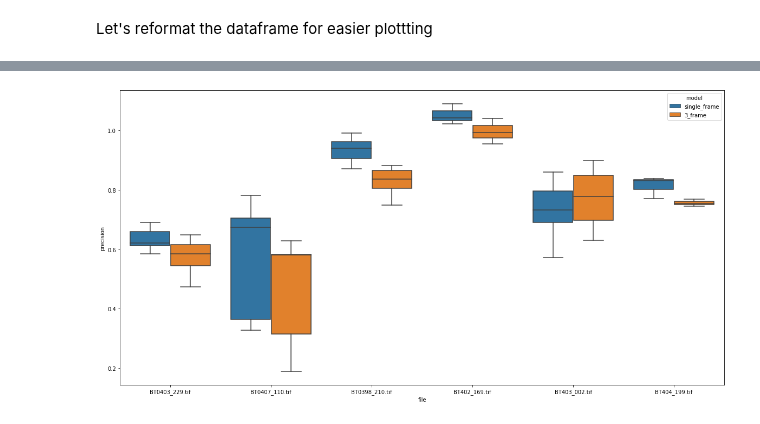
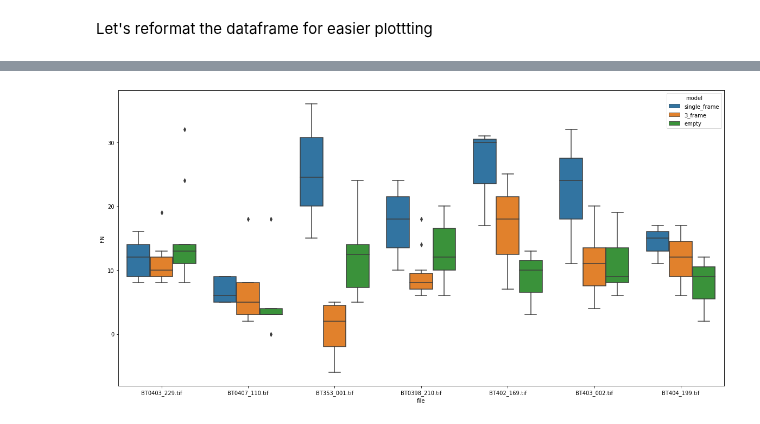
Before and after one commit to Oftatkofta/BactUnet, a Jupyter notebook: single_vs_3frame compare.ipynb, the cells around one changed output, grey strips where cells are left out. Cells and saved outputs as stored; diff of their text form; code cells hidden in the pictures.

```diff
--- a/single_vs_3frame compare.ipynb
+++ b/single_vs_3frame compare.ipynb
@@ -170,7 +245,9 @@ threshold = 0.5
 for stack in image_dict.keys():
     pred_si = (image_dict[stack]["y_pred_single"]>threshold)*255
     pred_3f = (image_dict[stack]["y_pred_3frame"]>threshold)*255
-    saveme = np.concatenate((pred_si, pred_3f, np.expand_dims(image_dict[stack]["y_true"],axis=1)), axis=1)
+    pred_empty = (image_dict[stack]["y_pred_empty"]>threshold)*255
+
+    saveme = np.concatenate((np.expand_dims(image_dict[stack]["y_true"],axis=1), pred_si, pred_3f, pred_empty), axis=1)
     saveme = saveme.astype('uint8')
     prefix="V4_compare"
     dic = unpatch_stack(image_dict[stack]["image_patch"], 8, 8, 3)
@@ -328,17 +409,22 @@ for stack in image_dict.keys():
     mask_true = image_dict[stack]['y_true']>1
     mask_single = image_dict[stack]["y_pred_single"][:,0,:,:]>threshold
     mask_3frame = image_dict[stack]["y_pred_3frame"][:,0,:,:]>threshold
+    mask_empty = image_dict[stack]["y_pred_empty"][:,0,:,:]>threshold
 
     and_single = np.logical_and(mask_true, mask_single)
     and_3frame = np.logical_and(mask_true, mask_3frame)
+    and_empty = np.logical_and(mask_true, mask_empty)
+
     single_and_3frame = np.logical_and(mask_single, mask_single)
 
     count_compare[stack]['frame'] = list(range(len(mask_true)))
     count_compare[stack]['true'] = countmask(mask_true)
     count_compare[stack]['single'] = countmask(mask_single)
     count_compare[stack]['3frame'] = countmask(mask_3frame)
+    count_compare[stack]['empty'] = countmask(mask_empty)
     count_compare[stack]['true_and_single'] = countmask(and_single)
     count_compare[stack]['true_and_3frame'] = countmask(and_3frame)
+    count_compare[stack]['true_and_empty'] = countmask(and_empty)
     count_compare[stack]['3frame_and_single'] = countmask(single_and_3frame)
 # %%
 count_df = None
@@ -372,7 +458,10 @@ g1 = sns.boxplot(data=count_df, x='file', y='true_and_3frame', color='yellow')
 # %%
 count_df['TP_fraction_single'] = count_df['true_and_single']/count_df['true']
 count_df['TP_fraction_3frame'] = count_df['true_and_3frame']/count_df['true']
+count_df['TP_fraction_empty'] = count_df['true_and_empty']/count_df['true']
+
 count_df['FP_fraction_single'] = (count_df['single']-count_df['true_and_single'])/count_df['single']
 count_df['FP_fraction_3frame'] = (count_df['3frame']-count_df['true_and_3frame'])/count_df['3frame']
+count_df['FP_fraction_empty'] = (count_df['empty']-count_df['true_and_empty'])/count_df['empty']
 count_df.head()
 # %% [output]
@@ -424,19 +516,25 @@ multi['TP'] = count_df['true_and_3frame']
 multi['FN'] = count_df['true']-count_df['true_and_3frame']
 multi['FP'] = count_df['3frame']-count_df['true_and_3frame']
 
-tp_df = pd.concat([single, multi], ignore_index=True)
+empty = count_df.filter(items=['file', 'frame'])
+empty['model'] = 'empty'
+empty['TP'] = count_df['true_and_empty']
+empty['FN'] = count_df['true']-count_df['true_and_empty']
+empty['FP'] = count_df['empty']-count_df['true_and_empty']
+
+tp_df = pd.concat([single, multi, empty], ignore_index=True)
 
 tp_df['precision'] = tp_df['TP']/(tp_df['TP']+tp_df['FP'])
 tp_df['recall'] = tp_df['TP']/(tp_df['TP']+tp_df['FN'])
 tp_df['average_precision'] = tp_df['TP']/(tp_df['TP']+tp_df['FP']+tp_df['FN'])
 
 tp_df.head()
-tp_df.to_csv('single_vs_3frame_count.csv')
+tp_df.to_csv('single_3frame_empty_count.csv')
 # %%
 plt.figure(figsize=(20,10))
-g3 = sns.boxplot(data=tp_df, x='file', y='precision', hue='model')
+g3 = sns.boxplot(data=tp_df, x='file', y='FN', hue='model')
 # %% [output]
-[figure, old version]
+[figure, new version]
 # %%
 plt.figure(figsize=(20,10))
 g3 = sns.boxplot(data=tp_df, x='file', y='recall', hue='model')
```
Also changed, not shown: parts of 21 cells of this notebook, 2 other files.
